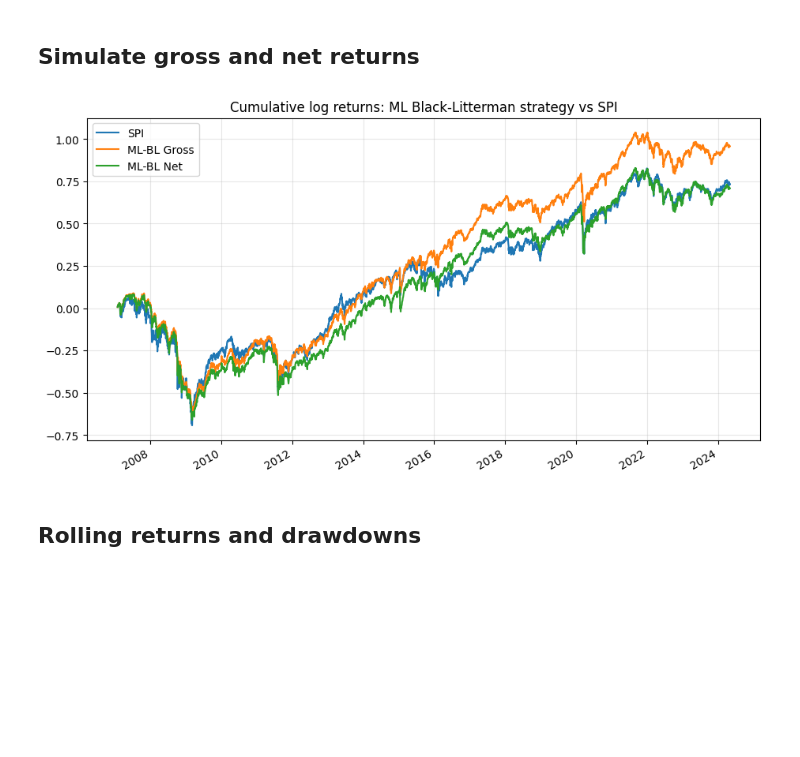
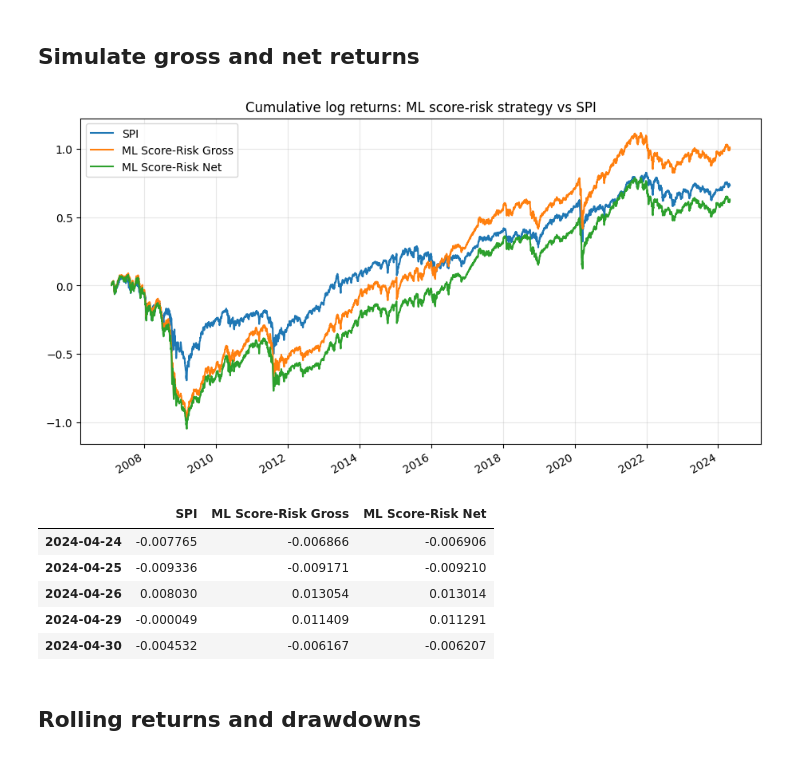
Before and after one commit to marci314/qpmwp-course, a Jupyter notebook: assignments/assignment_5.ipynb, the cells around one changed output. Cells and saved outputs as stored; diff of their text form; code cells hidden in the pictures; blank space fills up the shorter version.

```diff
--- a/assignments/assignment_5.ipynb
+++ b/assignments/assignment_5.ipynb
@@ -45,18 +49,22 @@ Produce an HTML report (for example, by converting a .ipynb notebook to HTML) co
 # %%
 import os
 import sys
+import warnings
 from pathlib import Path
 
 import numpy as np
 import pandas as pd
 import matplotlib.pyplot as plt
 
+from sklearn.impute import SimpleImputer
 from sklearn.linear_model import Ridge
 from sklearn.pipeline import Pipeline
 from sklearn.preprocessing import StandardScaler
 
+warnings.filterwarnings('ignore')
+
 project_root = Path.cwd()
-if not (project_root / 'data').exists():
+while not (project_root / 'src').exists() and project_root != project_root.parent:
     project_root = project_root.parent
 
 src_path = project_root / 'src'
@@ -65,7 +73,7 @@ sys.path.append(str(src_path))
 
 from helper_functions import load_data_spi, align_market_data_with_jkp_data
 from estimation.covariance import Covariance
-from optimization.optimization import BlackLitterman
+from optimization.optimization import ScoreVariance
 from backtesting.backtest_item_builder.bib_classes import SelectionItemBuilder, OptimizationItemBuilder
 from backtesting.backtest_item_builder.bibfn_selection import (
     bibfn_selection_gaps,
@@ -75,7 +83,6 @@ from backtesting.backtest_item_builder.bibfn_selection import (
 from backtesting.backtest_item_builder.bibfn_optimization_data import (
     bibfn_return_series,
     bibfn_scores,
-    bibfn_cap_weights,
 )
 from backtesting.backtest_item_builder.bibfn_constraints import (
     bibfn_budget_constraint,
@@ -310,11 +446,13 @@ bs = BacktestService(
 # %% [markdown]
 ## Run backtest
 # %%
-bt_ml_bl = Backtest()
-bt_ml_bl.run(bs=bs)
+bt_ml_sv = Backtest()
+bt_ml_sv.run(bs=bs)
 
-bt_ml_bl.save(
+bt_ml_sv.save(
     path=str(SAVE_PATH),
-    filename='assignment_5_ml_black_litterman.pickle',
+    filename='assignment_5_ml_score_variance.pickle',
 )
+
+len(bt_ml_sv.strategy.portfolios)
 # %% [output]
@@ -322,48 +509,49 @@ Backtest object saved successfully to c:\Users\marce\Desktop\qpmwp-course\output
 # %% [markdown]
 ## Simulate gross and net returns
 # %%
-return_series = data.get_return_series(weekdays_only=False)
-
-strategy_gross = bt_ml_bl.strategy.simulate(
+strategy_gross = bt_ml_sv.strategy.simulate(
     return_series=return_series,
     fc=0,
     vc=0,
 )
 
-strategy_net = bt_ml_bl.strategy.simulate(
-    return_series=return_series,
-    fc=0.01,
-    vc=0,
-)
+strategy_net = strategy_gross.copy()
 
-turnover = bt_ml_bl.strategy.turnover(
-    return_series=return_series,
-    rescale=False,
-)
+fixed_costs = 0.01
+variable_cost_rate = 0.002
 
-variable_costs = turnover * 0.002
-common_cost_dates = strategy_net.index.intersection(variable_costs.index)
+n_days = (strategy_net.index[1:] - strategy_net.index[:-1]).to_numpy().astype('timedelta64[D]').astype(int)
+daily_fixed_costs = (1 + fixed_costs) ** (n_days / 252) - 1
+strategy_net.iloc[1:] = strategy_net.iloc[1:] - daily_fixed_costs
 
-strategy_net.loc[common_cost_dates] = (
-    strategy_net.loc[common_cost_dates]
-    - variable_costs.loc[common_cost_dates]
-)
+variable_costs = turnover * variable_cost_rate
+for date, cost in variable_costs.items():
+    future_return_dates = strategy_net.index[strategy_net.index >= pd.to_datetime(date)]
+    if len(future_return_dates) > 0:
+        strategy_net.loc[future_return_dates[0]] = strategy_net.loc[future_return_dates[0]] - cost
 
 sim = pd.concat({
     'SPI': data.bm_series,
-    'ML-BL Gross': strategy_gross,
-    'ML-BL Net': strategy_net,
+    'ML Score-Risk Gross': strategy_gross,
+    'ML Score-Risk Net': strategy_net,
 }, axis=1).dropna()
 
 np.log(1 + sim).cumsum().plot(
-    title='Cumulative log returns: ML Black-Litterman strategy vs SPI',
+    title='Cumulative log returns: ML score-risk strategy vs SPI',
     figsize=(11, 6),
 )
-
 plt.grid(alpha=0.3)
 plt.show()
+
+sim.tail()
 # %% [output]
-[figure, old version]
+[figure, new version]
+|  | SPI | ML Score-Risk Gross | ML Score-Risk Net |
+| 2024-04-24 | -0.007765 | -0.006866 | -0.006906 |
+| 2024-04-25 | -0.009336 | -0.009171 | -0.009210 |
+| 2024-04-26 | 0.008030 | 0.013054 | 0.013014 |
+| 2024-04-29 | -0.000049 | 0.011409 | 0.011291 |
+| 2024-04-30 | -0.004532 | -0.006167 | -0.006207 |
 # %% [markdown]
 ## Rolling returns and drawdowns
 # %%
```
Also changed, not shown: parts of 37 cells of this notebook, 3 other files.
